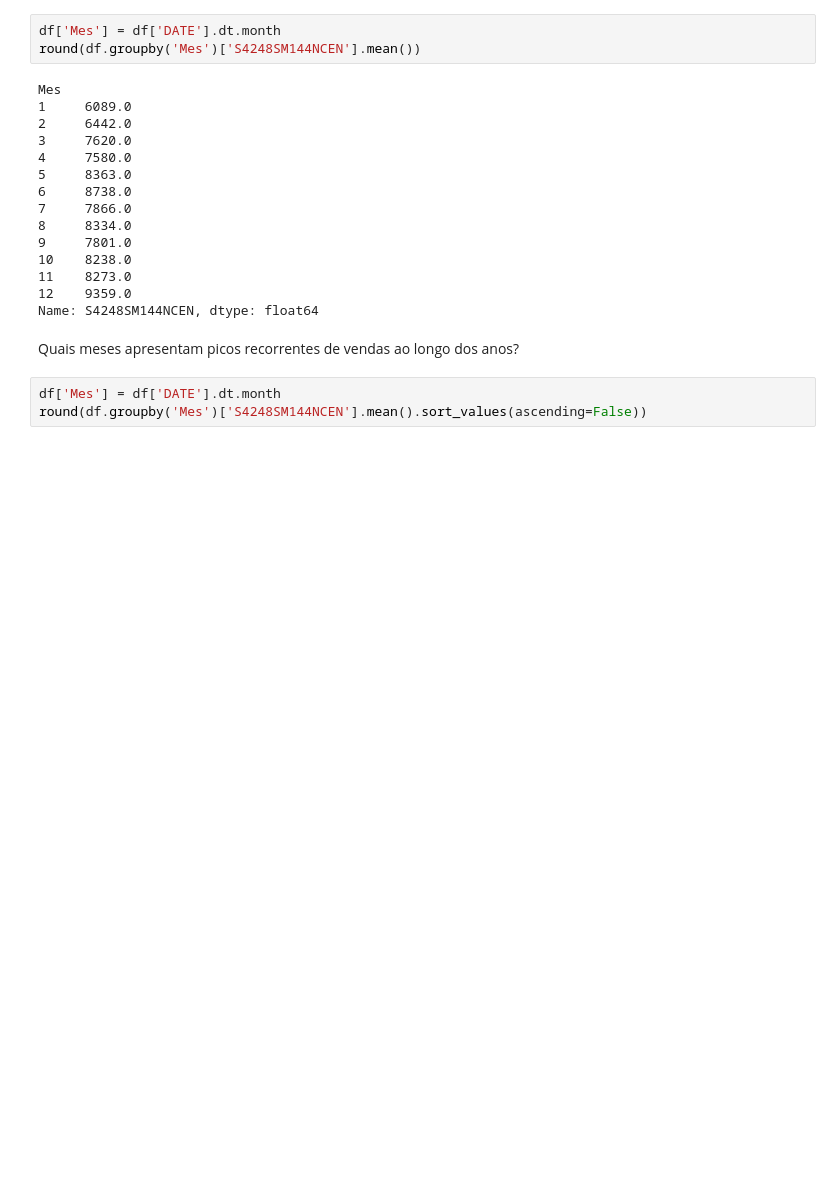
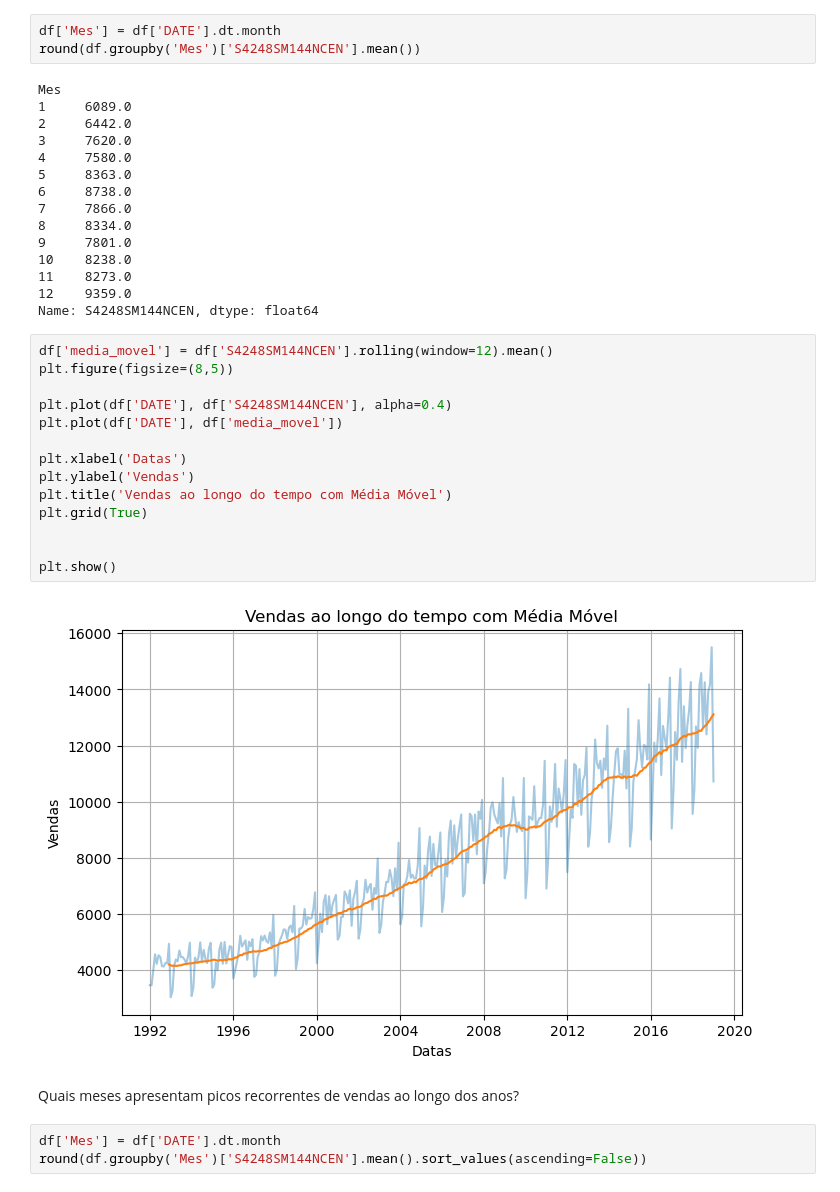
Before and after one commit to emiliogaspar27/data-analysis-portfolio, a Jupyter notebook: Alcohol_Sales_Analysis/notebooks/Alcohol_Sales_Analysis.ipynb, the cells around one changed output. Drawn from its saved outputs; the diff is of its cells as text; blank space fills up the shorter version.

```diff
--- a/Alcohol_Sales_Analysis/notebooks/Alcohol_Sales_Analysis.ipynb
+++ b/Alcohol_Sales_Analysis/notebooks/Alcohol_Sales_Analysis.ipynb
@@ -151,6 +155,22 @@ Mes
 11    8273.0
 12    9359.0
 Name: S4248SM144NCEN, dtype: float64
+# %%
+df['media_movel'] = df['S4248SM144NCEN'].rolling(window=12).mean()
+plt.figure(figsize=(8,5))
+
+plt.plot(df['DATE'], df['S4248SM144NCEN'], alpha=0.4)
+plt.plot(df['DATE'], df['media_movel'])
+
+plt.xlabel('Datas')
+plt.ylabel('Vendas')
+plt.title('Vendas ao longo do tempo com Média Móvel')
+plt.grid(True)
+
+
+plt.show()
+# %% [output]
+[figure, added]
 # %% [markdown]
 Quais meses apresentam picos recorrentes de vendas ao longo dos anos?
 # %%
```
Also changed, not shown: parts of 8 cells of this notebook.
